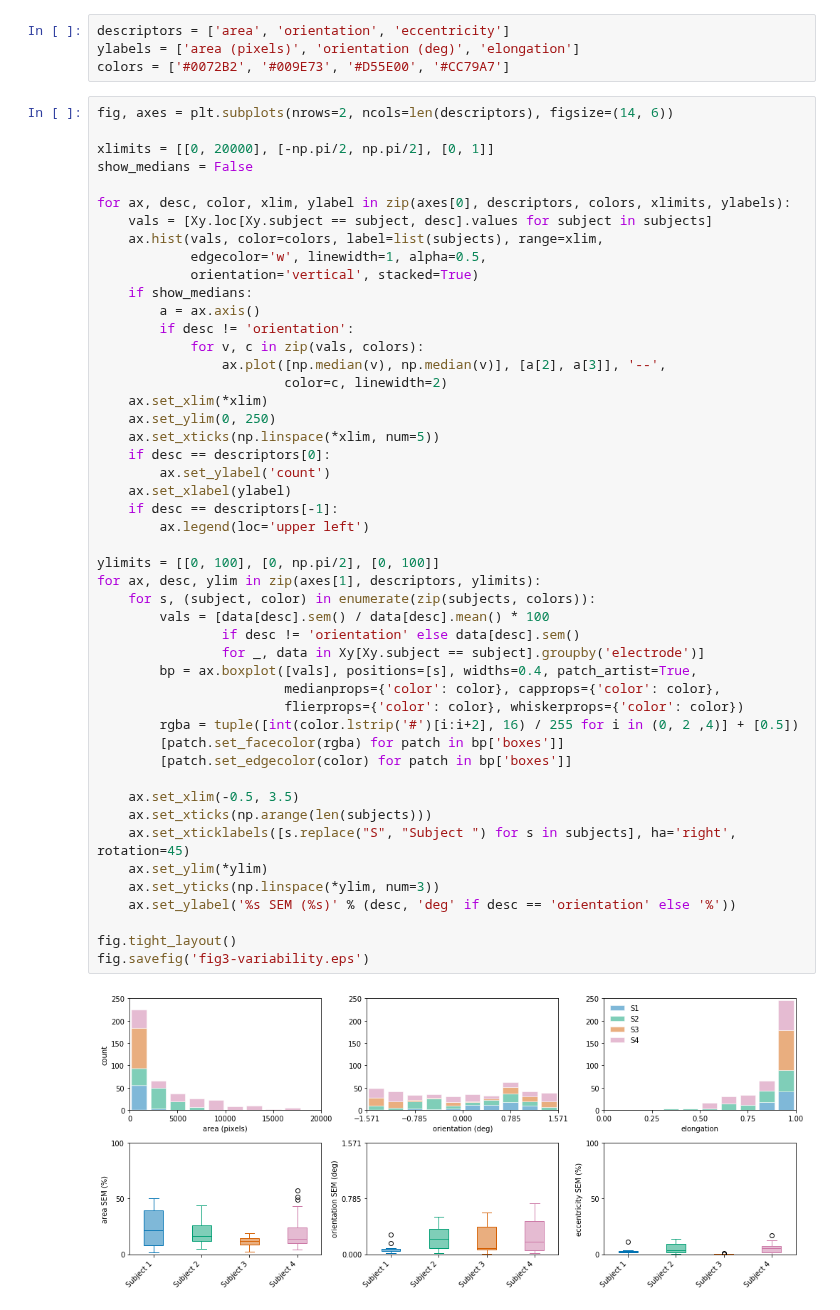
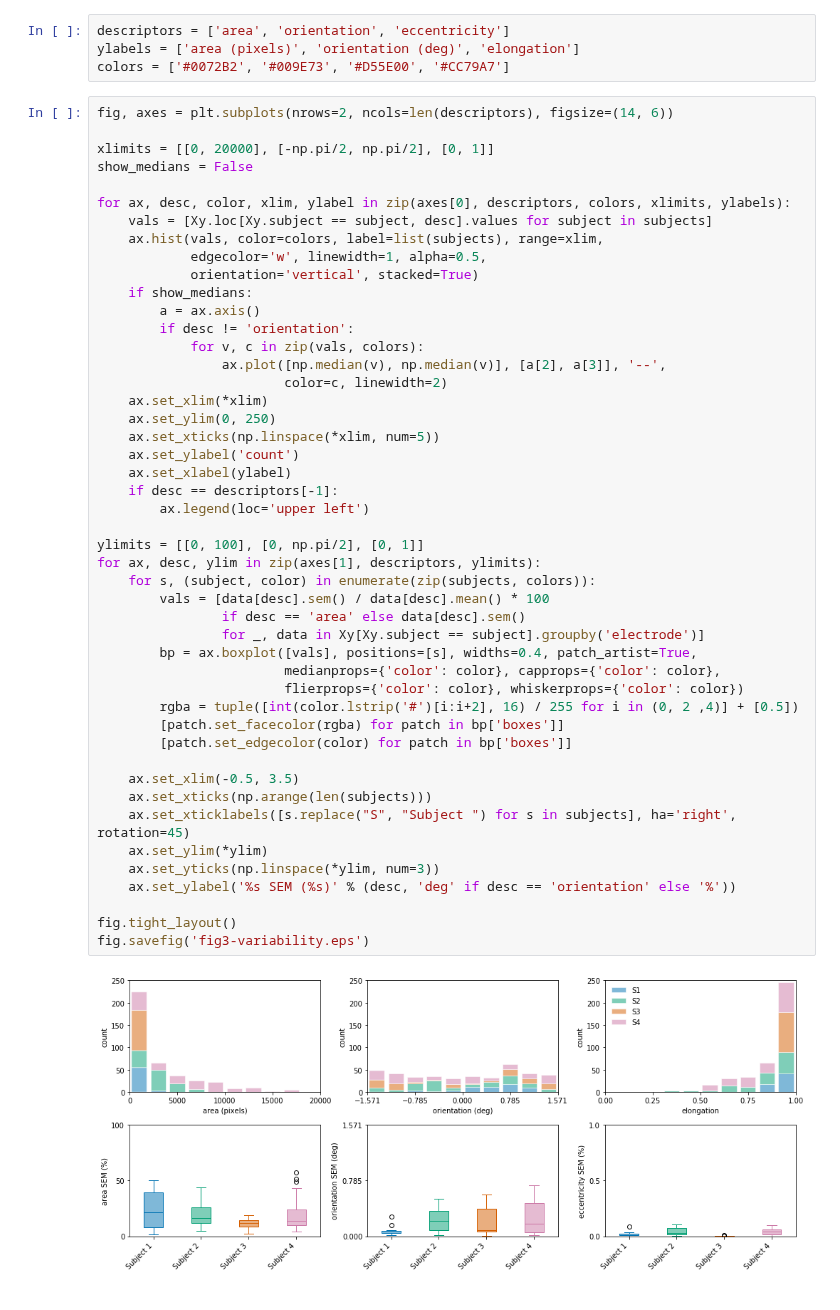
Before and after one commit to VisCog/ArgusShapes, a Jupyter notebook: figures/fig3-shape-descriptors.ipynb, the cells around one changed output. Cells and saved outputs as stored; diff of their text form.

```diff
--- a/figures/fig3-shape-descriptors.ipynb
+++ b/figures/fig3-shape-descriptors.ipynb
@@ -43,36 +43,35 @@ for ax, desc, color, xlim, ylabel in zip(axes[0], descriptors, colors, xlimits,
                 ax.plot([np.median(v), np.median(v)], [a[2], a[3]], '--',
                         color=c, linewidth=2)
     ax.set_xlim(*xlim)
     ax.set_ylim(0, 250)
     ax.set_xticks(np.linspace(*xlim, num=5))
-    if desc == descriptors[0]:
-        ax.set_ylabel('count')
+    ax.set_ylabel('count')
     ax.set_xlabel(ylabel)
     if desc == descriptors[-1]:
         ax.legend(loc='upper left')
 
-ylimits = [[0, 100], [0, np.pi/2], [0, 100]]
+ylimits = [[0, 100], [0, np.pi/2], [0, 1]]
 for ax, desc, ylim in zip(axes[1], descriptors, ylimits):
     for s, (subject, color) in enumerate(zip(subjects, colors)):
         vals = [data[desc].sem() / data[desc].mean() * 100
-                if desc != 'orientation' else data[desc].sem()
+                if desc == 'area' else data[desc].sem()
                 for _, data in Xy[Xy.subject == subject].groupby('electrode')]
         bp = ax.boxplot([vals], positions=[s], widths=0.4, patch_artist=True,
                         medianprops={'color': color}, capprops={'color': color},
                         flierprops={'color': color}, whiskerprops={'color': color})
         rgba = tuple([int(color.lstrip('#')[i:i+2], 16) / 255 for i in (0, 2 ,4)] + [0.5])
         [patch.set_facecolor(rgba) for patch in bp['boxes']]
         [patch.set_edgecolor(color) for patch in bp['boxes']]
 
     ax.set_xlim(-0.5, 3.5)
     ax.set_xticks(np.arange(len(subjects)))
     ax.set_xticklabels([s.replace("S", "Subject ") for s in subjects], ha='right', rotation=45)
     ax.set_ylim(*ylim)
     ax.set_yticks(np.linspace(*ylim, num=3))
     ax.set_ylabel('%s SEM (%s)' % (desc, 'deg' if desc == 'orientation' else '%'))
 
 fig.tight_layout()
 fig.savefig('fig3-variability.eps')
 # %% [output]
-[figure, old version]
+[figure, new version]
 # %% [markdown]
```
Also changed, not shown: parts of 12 cells of this notebook.
